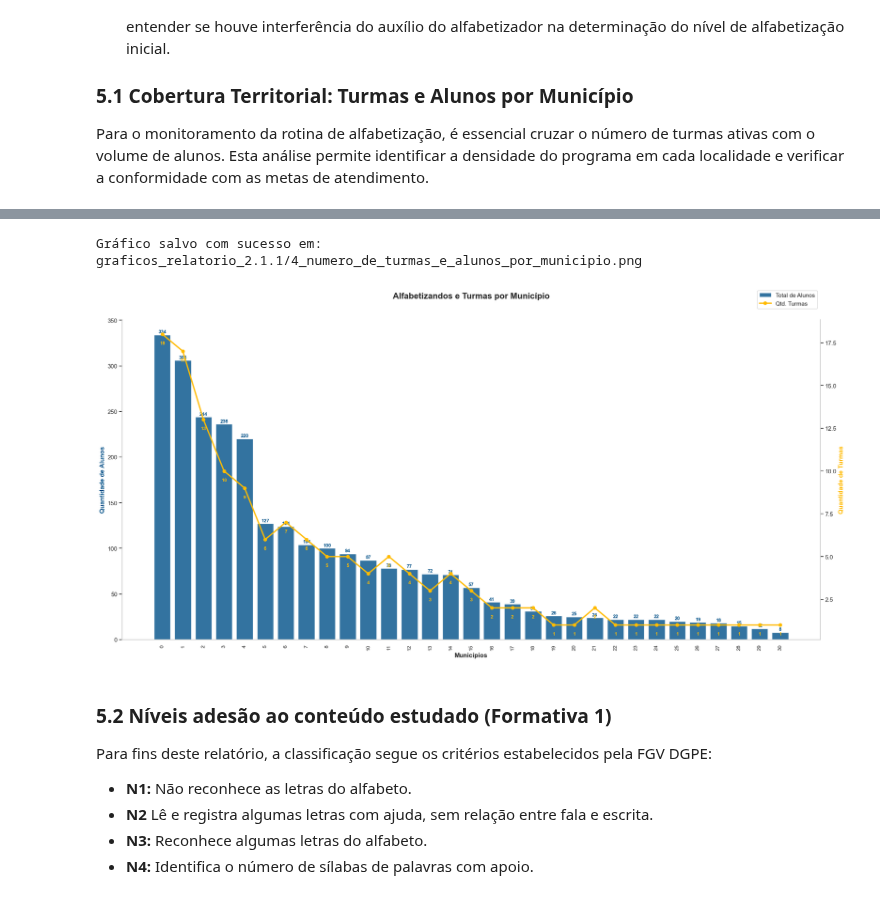
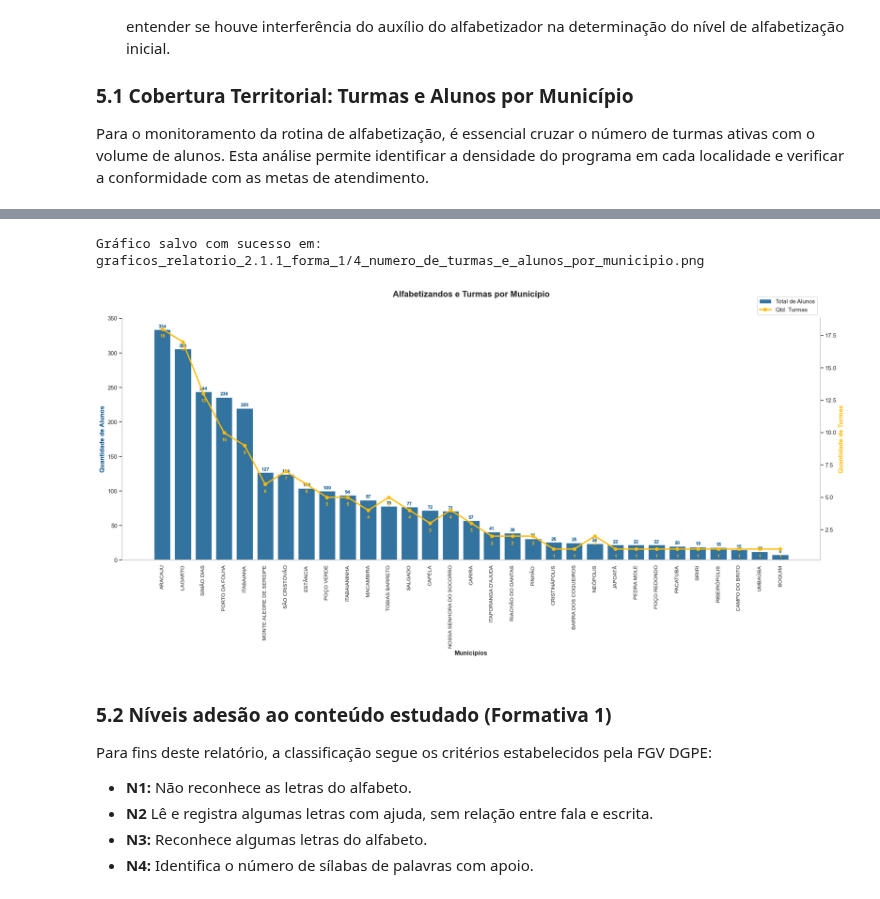
Before and after one commit to fabcmc/pba_se_2026, a Jupyter notebook: SE_2026.1_Formativa_1.ipynb, the cells around one changed output, grey strips where cells are left out. Saved outputs shown, nothing was run; the diff lists cells and outputs as text; code cells hidden in the pictures.

```diff
--- a/SE_2026.1_Formativa_1.ipynb
+++ b/SE_2026.1_Formativa_1.ipynb
@@ -128,0 +92,25 @@ None
+# %%
+# Importando arquivos separados
+df_pedagogico = pd.read_csv(
+    'data_files/public_data/dados_pedagogicos_26052026.csv', encoding='utf-8-sig')
+df_turmas = pd.read_excel(
+    'data_files/public_data/turmas_26052026.xlsx')
+df_relatorios_formativa = pd.read_excel(
+    'data_files/public_data/relatorios_turmas_formativa_1_26052026.xlsx')
+
+
+# Imprimindo dados
+print("-"*100)
+print("df_pedagogico:")
+print(df_pedagogico.info())
+display(df_pedagogico.head())
+
+print("-"*100)
+print("df_turmas:")
+print(df_turmas.info())
+display(df_turmas.head())
+
+print("-"*100)
+print("df_relatorios_formativa:")
+print(df_relatorios_formativa.info())
+display(df_relatorios_formativa.head())
@@ -167,11 +224,11 @@ def to_snake_case(column_name):
 
 # Aplica a função to_snake_case aos nomes das colunas
 df_turmas.columns = [to_snake_case(col) for col in df_turmas.columns]
-df_relatorios_formativa_1.columns = [to_snake_case(col) for col in df_relatorios_formativa_1.columns]
+df_relatorios_formativa.columns = [to_snake_case(col) for col in df_relatorios_formativa.columns]
 
 # Verificando resultados
 print(df_turmas.columns)
-print(df_relatorios_formativa_1.columns)
+print(df_relatorios_formativa.columns)
 # %% [output]
 Index(['turma', 'escola', 'municipio', 'qtd_alfabetizandos', 'coordenador',
        'alfabetizador', 'data_inicio', 'data_prevista_de_fim',
@@ -214,7 +271,7 @@ def transformar_dados_pba(df_pedag, df_turmas, df_diag=None):
         if col in df_turmas.columns:
             df_turmas[col] = pd.to_datetime(df_turmas[col], dayfirst=True, errors='coerce')
 
-    # Transformação de Datas (df_relatorios_formativa_1 - se existir)
+    # Transformação de Datas (df_relatorios_formativa - se existir)
     if df_diag is not None and "DATA DE LANÇAMENTO" in df_diag.columns:
         df_diag["data_de_lancamento"] = pd.to_datetime(df_diag["data_de_lancamento"], dayfirst=True, errors='coerce')
 
@@ -222,12 +279,12 @@ def transformar_dados_pba(df_pedag, df_turmas, df_diag=None):
     return df_pedag, df_turmas, df_diag
 
 # Aplicando a função
-df_pedagogico, df_turmas, df_relatorios_formativa_1 = transformar_dados_pba(df_pedagogico, df_turmas, df_relatorios_formativa_1)
+df_pedagogico, df_turmas, df_relatorios_formativa = transformar_dados_pba(df_pedagogico, df_turmas, df_relatorios_formativa)
 
 # Checando resultados
 print(df_pedagogico.info())
 print(df_turmas.info())
-print(df_relatorios_formativa_1.info())
+print(df_relatorios_formativa.info())
 # %% [output]
 Transformação concluída com sucesso!
 <class 'pandas.core.frame.DataFrame'>
@@ -950,7 +996,7 @@ Resumo de Distribuição por Município:
 # %%
 # Preparação dos dados para criação de gráfico de turmas e alfabetizandos(Garantindo que todos os municípios sejam incluídos)
 resumo_completo = resumo_municipios.copy() # Usando o DF que criamos anteriormente
-x_labels = resumo_completo.index
+x_labels = resumo_completo['municipio'].values
 
 # Configuração do gráfico
 fig, ax1 = plt.subplots(figsize=(20, 10)) # Aumentamos a largura para caber todos
@@ -968,35 +1014,35 @@ ax1.set_xticks(range(len(x_labels)))
 ax1.set_xticklabels(x_labels, rotation=90, fontsize=10)
 
 # --- EIXO 2: TURMAS (LINHA) ---
 ax2 = ax1.twinx()
 linha = ax2.plot(x_labels, resumo_completo['qtd_turmas'], color="#FFBB00", marker='o',
                  linewidth=2.5, markersize=6, label='Qtd. Turmas')
 ax2.set_ylabel('Quantidade de Turmas', color="#FFBB00", fontsize=12, fontweight='bold')
 
 # Rótulos da linha (Turmas) - ABAIXO do ponto e na COR #FFBB00
 for i, valor in enumerate(resumo_completo['qtd_turmas']):
     ax2.text(i, valor - 0.4, str(int(valor)), color="#FFBB00",
              ha='center', va='top', fontweight='bold', fontsize=9)
 
 # Unificando as legendas
 lines, labels = ax1.get_legend_handles_labels()
 lines2, labels2 = ax2.get_legend_handles_labels()
 ax1.legend(lines + lines2, labels + labels2, loc='upper right', bbox_to_anchor=(1, 1.1))
 
 plt.title('Alfabetizandos e Turmas por Município', fontsize=16, pad=40, fontweight='bold')
 plt.tight_layout()
 sns.despine(right=False)
 
 # Salvando o gráfico em dir_graficos
 nome_grafico_4 = '4_numero_de_turmas_e_alunos_por_municipio.png'
 caminho_grafico_4 = os.path.join(dir_graficos, nome_grafico_4)
 
 plt.savefig(caminho_grafico_4, dpi=300, bbox_inches='tight') # dpi=300 garante alta qualidade para relatórios/impressão
 print(f"Gráfico salvo com sucesso em: {caminho_grafico_4}")
 plt.show()
 # %% [output]
-Gráfico salvo com sucesso em: graficos_relatorio_2.1.1/4_numero_de_turmas_e_alunos_por_municipio.png
+Gráfico salvo com sucesso em: graficos_relatorio_2.1.1_forma_1/4_numero_de_turmas_e_alunos_por_municipio.png
-[figure, old version]
+[figure, new version]
 # %% [markdown]
 ### 5.2 Níveis adesão ao conteúdo estudado (Formativa 1)
 
```
Also changed, not shown: parts of 19 cells of this notebook.
